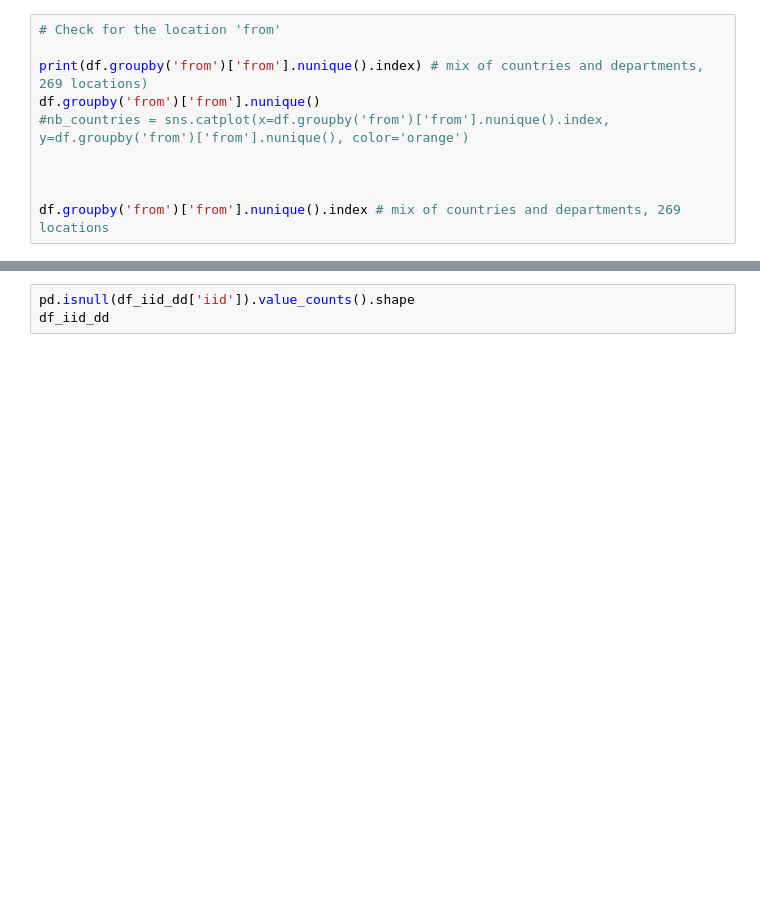
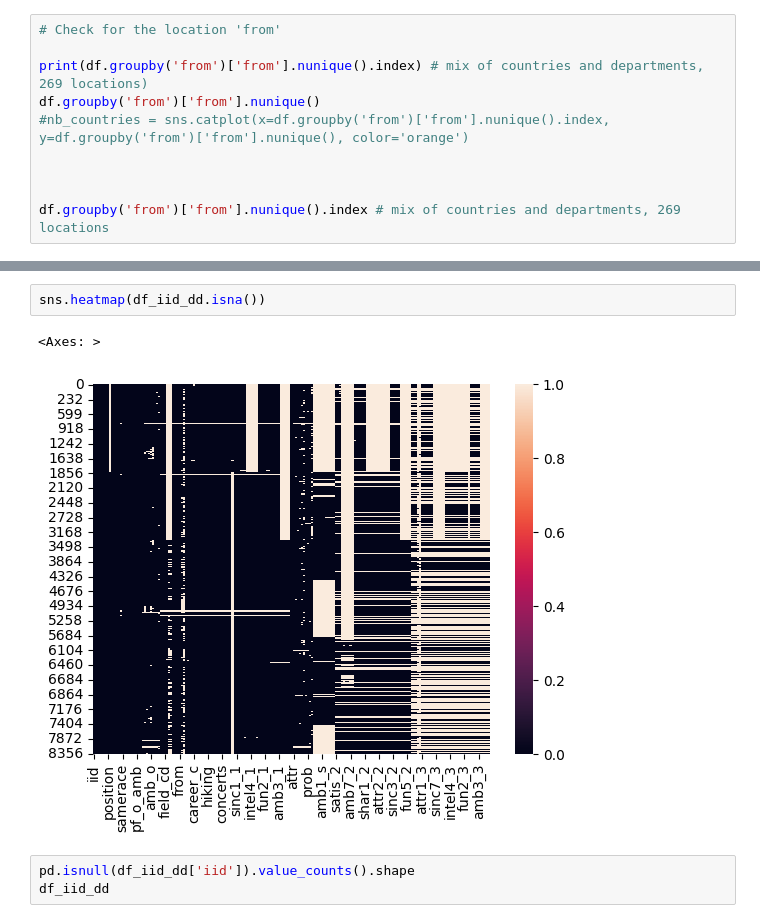
Before and after one commit to kumquat42/202310_jedha_Bloc2_SpeedDating, a Jupyter notebook: 202310_jedha2_SpeedDating_BeraudM.ipynb, the cells around one changed output, grey strips where cells are left out. Drawn from its saved outputs; the diff is of its cells as text; blank space fills up the shorter version.

```diff
--- a/202310_jedha2_SpeedDating_BeraudM.ipynb
+++ b/202310_jedha2_SpeedDating_BeraudM.ipynb
@@ -574,3 +612,8 @@ df.groupby('from')['from'].nunique().index # mix of countries and departments, 2
+# %%
+sns.heatmap(df_iid_dd.isna())
+# %% [output]
+<Axes: >
+[figure, added]
 # %%
 pd.isnull(df_iid_dd['iid']).value_counts().shape
 df_iid_dd
```
Also changed, not shown: parts of 1 cell of this notebook, 2 other files.
